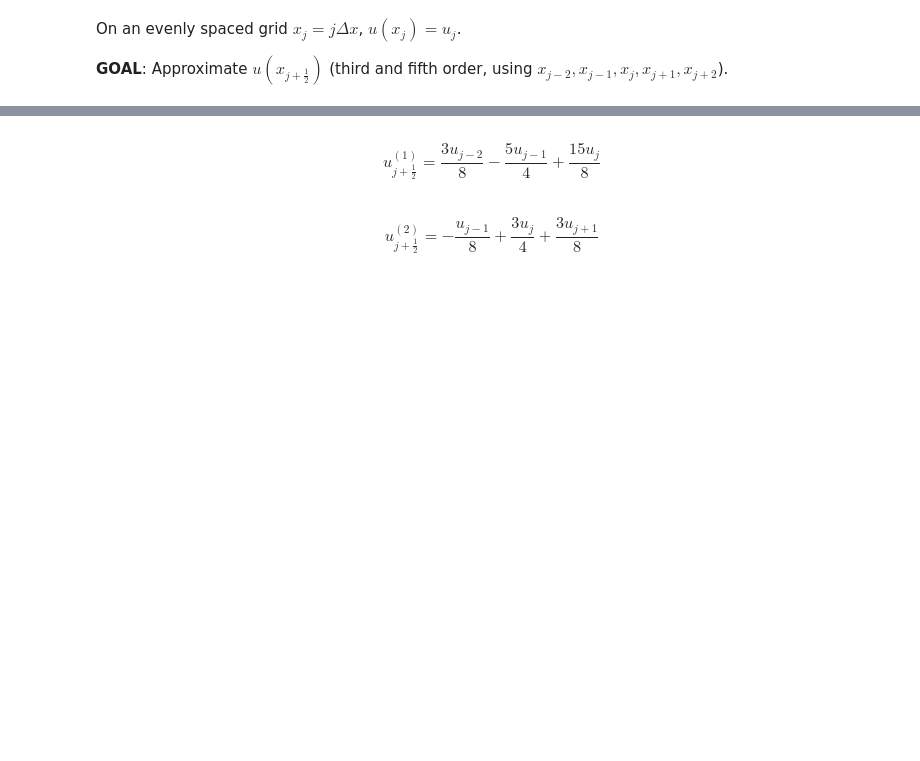
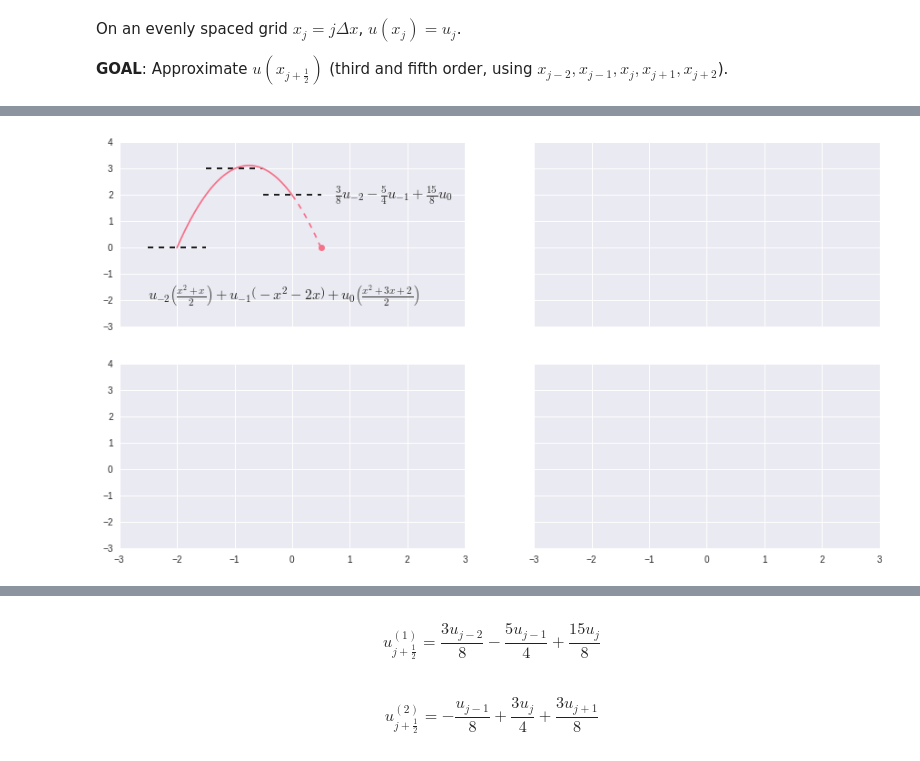
Before and after one commit to dhermes/berkeley-m273-s2016, a Jupyter notebook: class_preso/weno_computations.ipynb, the cells around one changed output, grey strips where cells are left out. Cells and saved outputs as stored; diff of their text form; code cells hidden in the pictures; blank space fills up the shorter version.

```diff
--- a/class_preso/weno_computations.ipynb
+++ b/class_preso/weno_computations.ipynb
@@ -14,0 +23,4 @@ On an evenly spaced grid $x_j = j \Delta x$, $u(x_{j}) = u_{j}$.
+# %%
+weno_computations.make_intro_plots(2)
+# %% [output]
+[figure, added]
```
Also changed, not shown: parts of 12 cells of this notebook, 1 other file.
